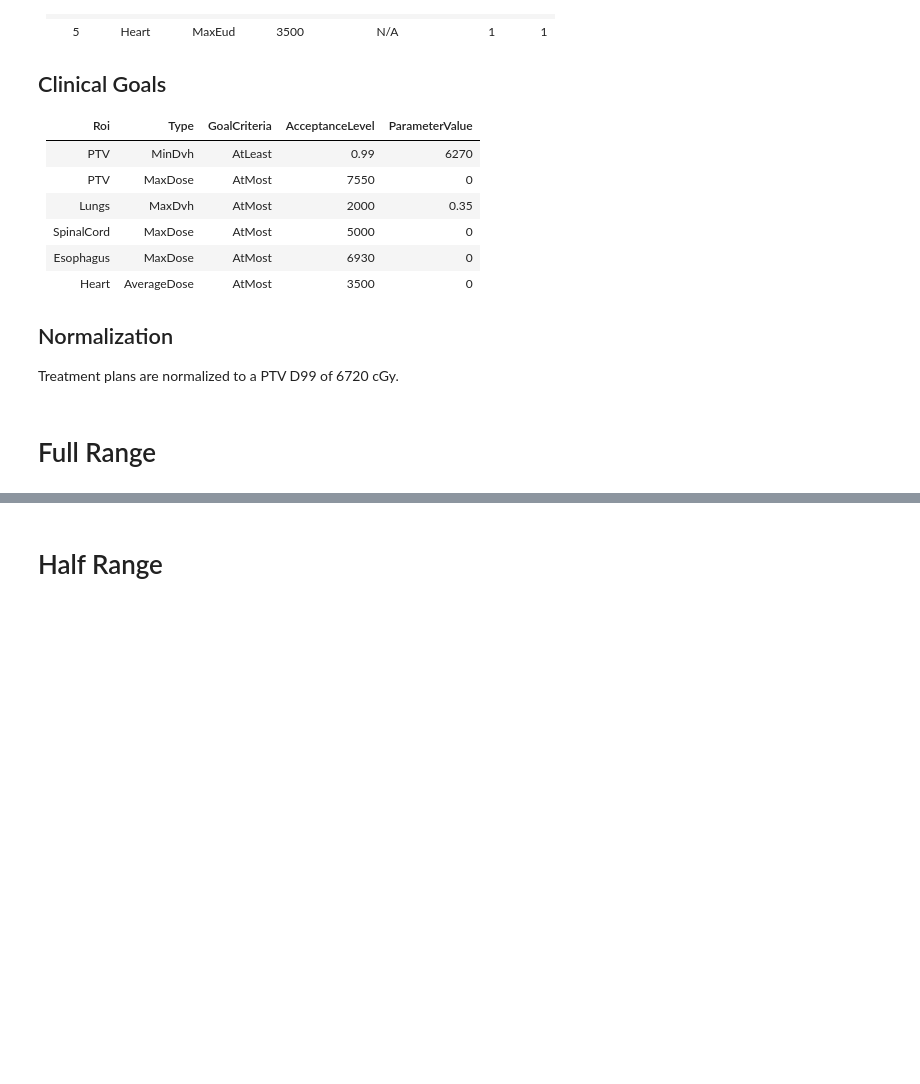
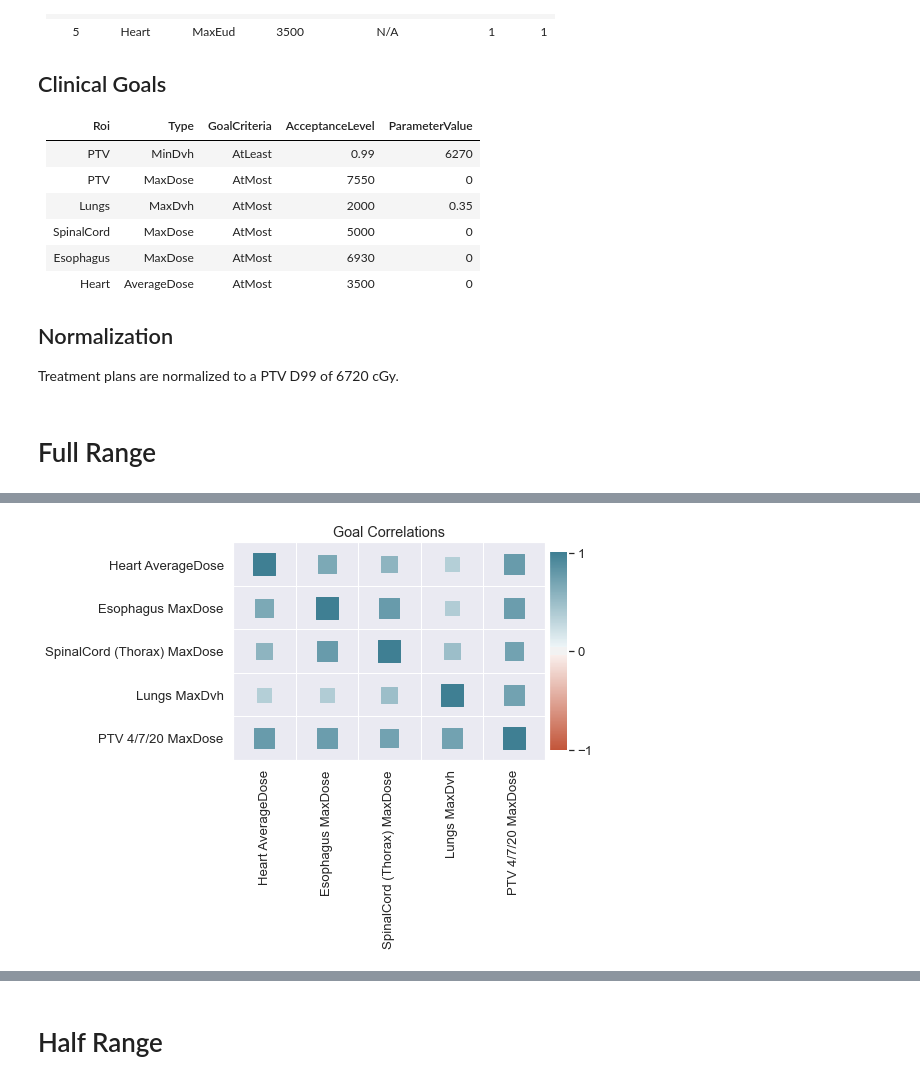
Before and after one commit to kels271828/RayBay, a Jupyter notebook: results/patient2/sample_plans.ipynb, the cells around one changed output, grey strips where cells are left out. Saved outputs shown, nothing was run; the diff lists cells and outputs as text; code cells hidden in the pictures; blank space fills up the shorter version.

```diff
--- a/results/patient2/sample_plans.ipynb
+++ b/results/patient2/sample_plans.ipynb
@@ -64,0 +73,5 @@ plots.plot_goals_pars(funcs, pars, goals, results)
+# %%
+# Goal correlations
+plots.corrplot(goals[1:], results_full, title='Goal Correlations')
+# %% [output]
+[figure, added]
```
Also changed, not shown: parts of 19 cells of this notebook.
